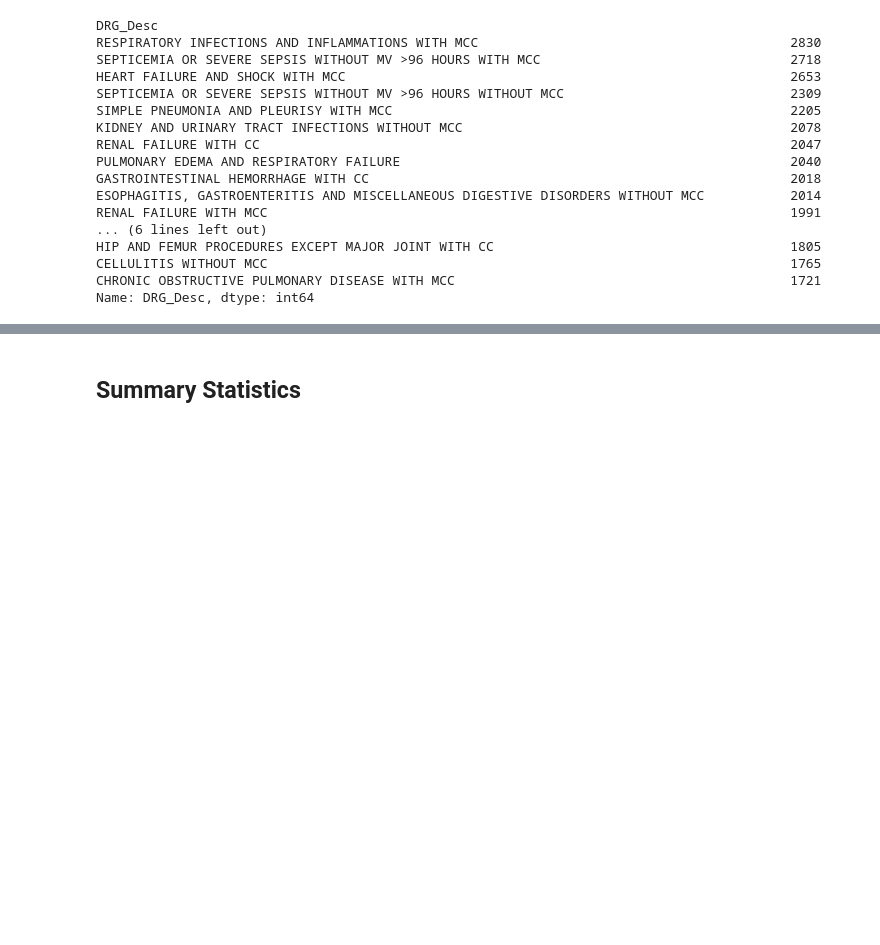
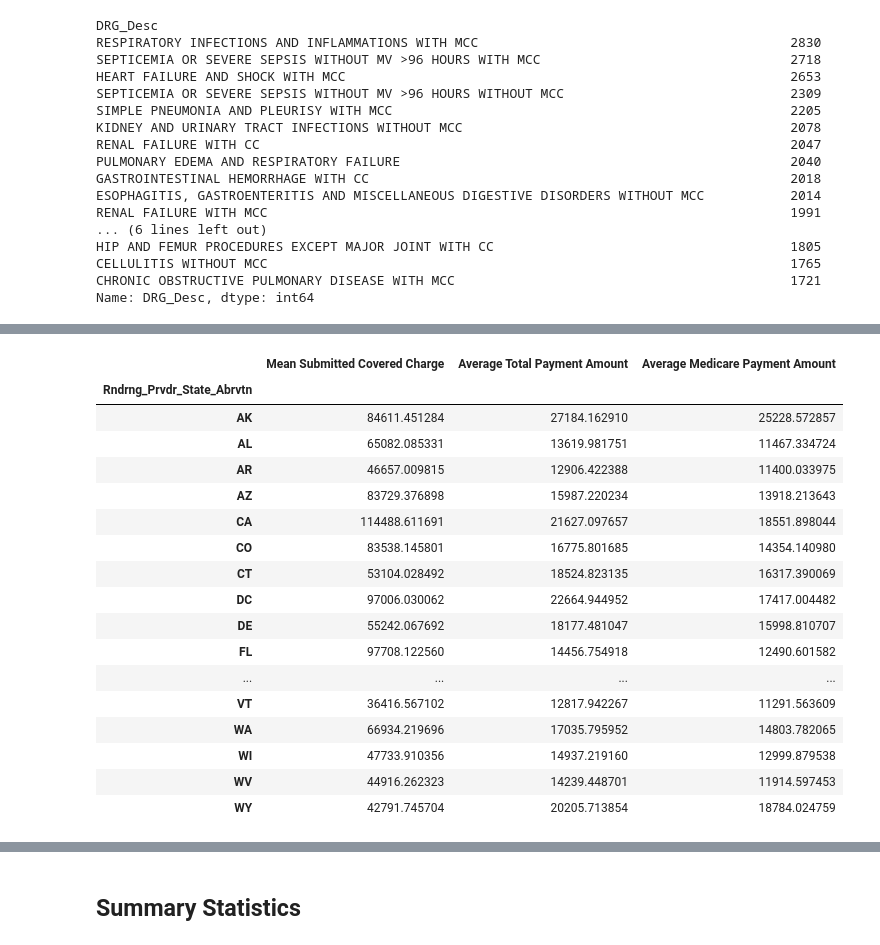
Before and after one commit to kgndirangu/project1, a Jupyter notebook: medicare.ipynb, the cells around one changed output, grey strips where cells are left out. Cells and saved outputs as stored; diff of their text form; code cells hidden in the pictures; blank space fills up the shorter version.

```diff
--- a/medicare.ipynb
+++ b/medicare.ipynb
@@ -108,0 +95,41 @@ Name: Tot_Dschrgs, Length: 151989, dtype: int64
+# %%
+#Complication and co-morbidity (CC) or major CC (MCC)
+# SEPTICEMIA OR SEVERE SEPSIS WITHOUT MV >96 HOURS WITH MCC
+
+sep_mcc = medicare_data.loc[medicare_data["DRG_Desc"]=="SEPTICEMIA OR SEVERE SEPSIS WITHOUT MV >96 HOURS WITH MCC"]
+
+#Cost summary
+mean_subm_chrg_sep_mcc = sep_mcc.groupby("Rndrng_Prvdr_State_Abrvtn")["Avg_Submtd_Cvrd_Chrg"].mean().sort_values(ascending=False)
+mean_tot_paymt_sep_mcc = sep_mcc.groupby("Rndrng_Prvdr_State_Abrvtn")["Avg_Tot_Pymt_Amt"].mean().sort_values(ascending=False)
+mean_med_paymt_sep_mcc = sep_mcc.groupby("Rndrng_Prvdr_State_Abrvtn")["Avg_Mdcr_Pymt_Amt"].mean().sort_values(ascending=False)
+# med_submitted_charge = sep_mcc.groupby("Rndrng_Prvdr_State_Abrvtn")["Avg_Submtd_Cvrd_Chrg"].median()
+# var_submitted_charge = sep_mcc.groupby("Rndrng_Prvdr_State_Abrvtn")["Avg_Submtd_Cvrd_Chrg"].var()
+# sd_submitted_charge = sep_mcc.groupby("Rndrng_Prvdr_State_Abrvtn")["Avg_Submtd_Cvrd_Chrg"].std()
+# sem_submitted_charge = sep_mcc.groupby("Rndrng_Prvdr_State_Abrvtn")["Avg_Submtd_Cvrd_Chrg"].sem()
+
+cost_summary_sep_mcc = pd.DataFrame({
+"Mean Submitted Covered Charge": mean_subm_chrg_sep_mcc,
+"Average Total Payment Amount": mean_tot_paymt_sep_mcc,
+"Average Medicare Payment Amount": mean_med_paymt_sep_mcc
+
+})
+cost_summary_sep_mcc
+# %% [output]
+|  | Mean Submitted Covered Charge | Average Total Payment Amount | Average Medicare Payment Amount |
+| Rndrng_Prvdr_State_Abrvtn |  |  |  |
+| AK | 84611.451284 | 27184.162910 | 25228.572857 |
+| AL | 65082.085331 | 13619.981751 | 11467.334724 |
+| AR | 46657.009815 | 12906.422388 | 11400.033975 |
+| AZ | 83729.376898 | 15987.220234 | 13918.213643 |
+| CA | 114488.611691 | 21627.097657 | 18551.898044 |
+| CO | 83538.145801 | 16775.801685 | 14354.140980 |
+| CT | 53104.028492 | 18524.823135 | 16317.390069 |
+| DC | 97006.030062 | 22664.944952 | 17417.004482 |
+| DE | 55242.067692 | 18177.481047 | 15998.810707 |
+| FL | 97708.122560 | 14456.754918 | 12490.601582 |
+| ... | ... | ... | ... |
+| VT | 36416.567102 | 12817.942267 | 11291.563609 |
+| WA | 66934.219696 | 17035.795952 | 14803.782065 |
+| WI | 47733.910356 | 14937.219160 | 12999.879538 |
+| WV | 44916.262323 | 14239.448701 | 11914.597453 |
+| WY | 42791.745704 | 20205.713854 | 18784.024759 |
```
Also changed, not shown: parts of 9 cells of this notebook.
